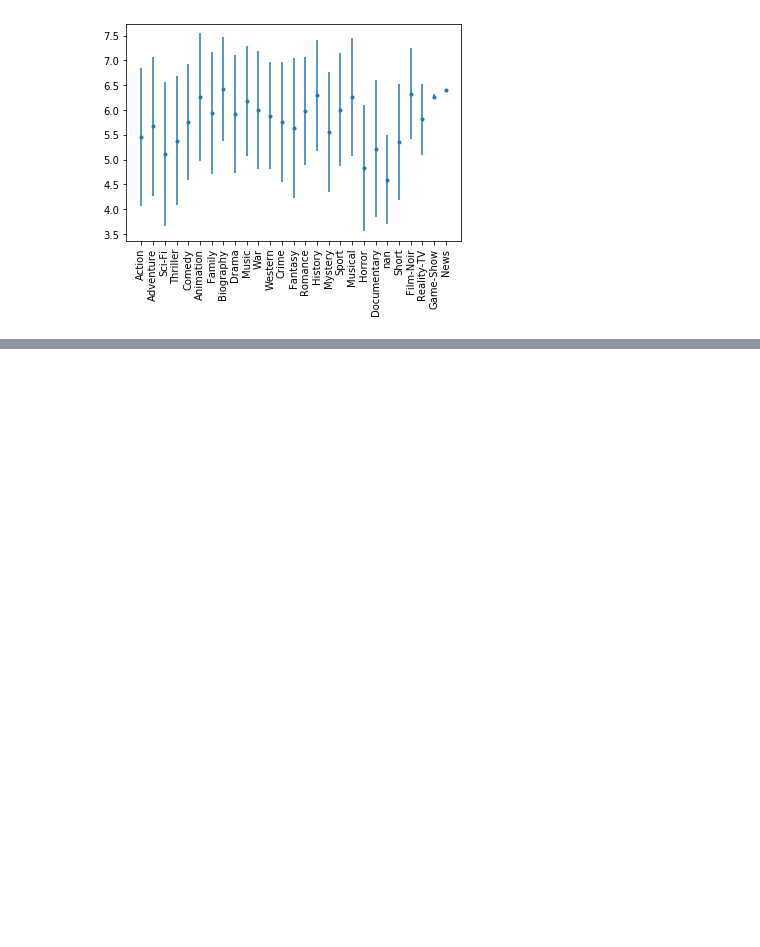
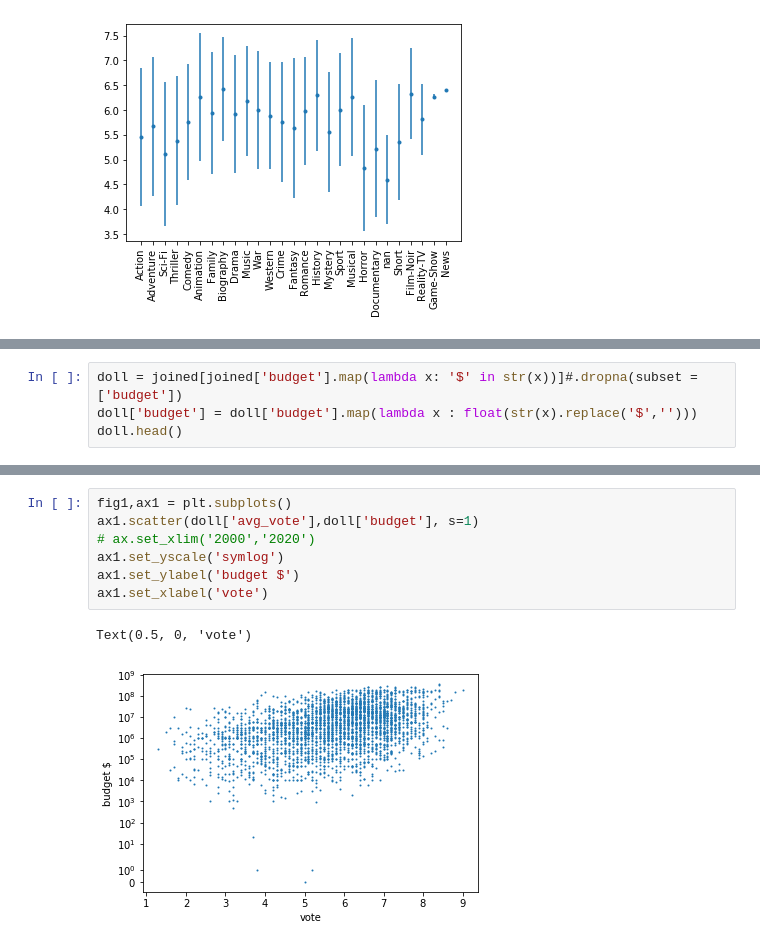
Before and after one commit to almetzler/SI330Final, a Jupyter notebook: Alexis.ipynb, the cells around one changed output, grey strips where cells are left out. Saved outputs shown, nothing was run; the diff lists cells and outputs as text; blank space fills up the shorter version.

```diff
--- a/Alexis.ipynb
+++ b/Alexis.ipynb
@@ -108,0 +109,4 @@ array([1, 2, 3])
+# %%
+doll = joined[joined['budget'].map(lambda x: '$' in str(x))]#.dropna(subset = ['budget'])
+doll['budget'] = doll['budget'].map(lambda x : float(str(x).replace('$','')))
+doll.head()
@@ -108,0 +124,10 @@ array([1, 2, 3])
+# %%
+fig1,ax1 = plt.subplots()
+ax1.scatter(doll['avg_vote'],doll['budget'], s=1)
+# ax.set_xlim('2000','2020')
+ax1.set_yscale('symlog')
+ax1.set_ylabel('budget $')
+ax1.set_xlabel('vote')
+# %% [output]
+Text(0.5, 0, 'vote')
+[figure, added]
```
Also changed, not shown: parts of 11 cells of this notebook.
